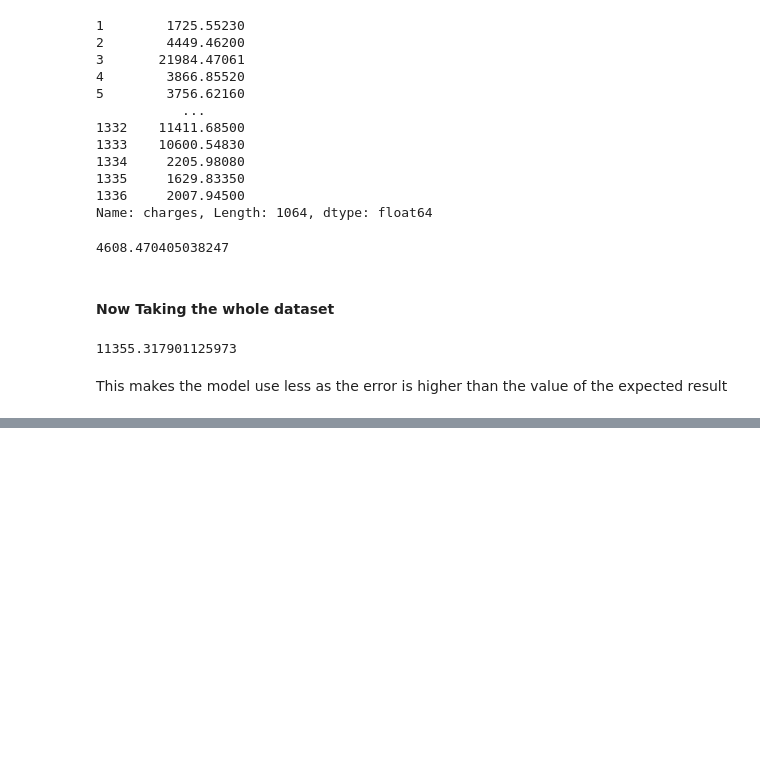
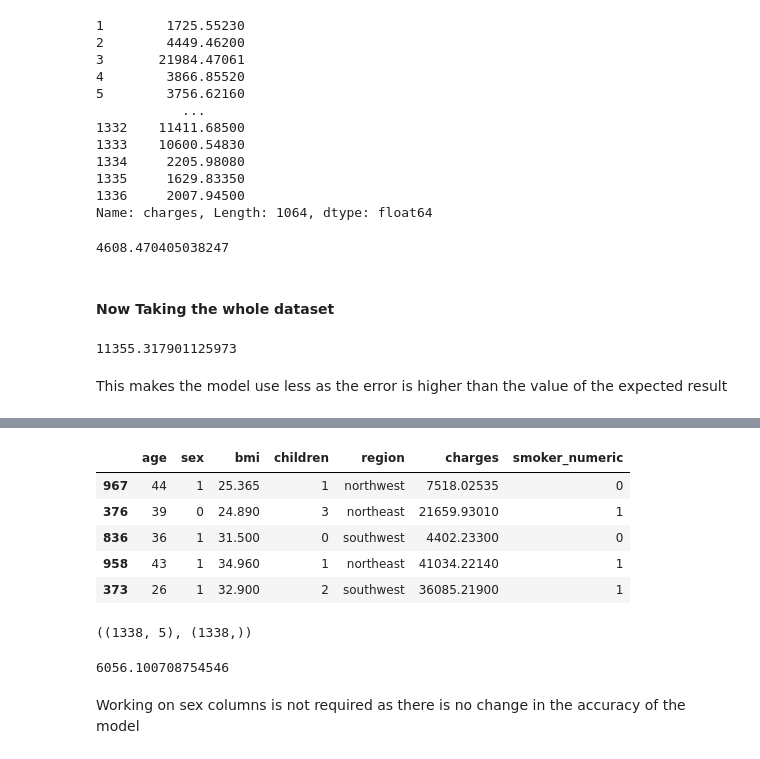
Before and after one commit to mr-ayush-agrawal/MachineLearningBasics, a Jupyter notebook: freeCodeCamp/LinReg/eda.ipynb, the cells around one changed output, grey strips where cells are left out. Cells and saved outputs as stored; diff of their text form; code cells hidden in the pictures; blank space fills up the shorter version.

```diff
--- a/freeCodeCamp/LinReg/eda.ipynb
+++ b/freeCodeCamp/LinReg/eda.ipynb
@@ -457,0 +496,15 @@ This makes the model use less as the error is higher than the value of the expec
+# %%
+data.sex = data.sex.map({'male':1, 'female':0})
+data.sample(5)
+# %% [output]
+|  | age | sex | bmi | children | region | charges | smoker_numeric |
+| 967 | 44 | 1 | 25.365 | 1 | northwest | 7518.02535 | 0 |
+| 376 | 39 | 0 | 24.890 | 3 | northeast | 21659.93010 | 1 |
+| 836 | 36 | 1 | 31.500 | 0 | southwest | 4402.23300 | 0 |
+| 958 | 43 | 1 | 34.960 | 1 | northeast | 41034.22140 | 1 |
+| 373 | 26 | 1 | 32.900 | 2 | southwest | 36085.21900 | 1 |
+# %%
+x= data[['age', 'bmi', 'smoker_numeric', 'sex', 'children']]
+x.shape, y.shape
+# %% [output]
+((1338, 5), (1338,))
@@ -457,0 +513,7 @@ This makes the model use less as the error is higher than the value of the expec
+# %%
+pre = model.predict(x)
+rmse(pre, y)
+# %% [output]
+6056.100708754546
+# %% [markdown]
+Working on sex columns is not required as there is no change in the accuracy of the model
```
Also changed, not shown: parts of 15 cells of this notebook.
